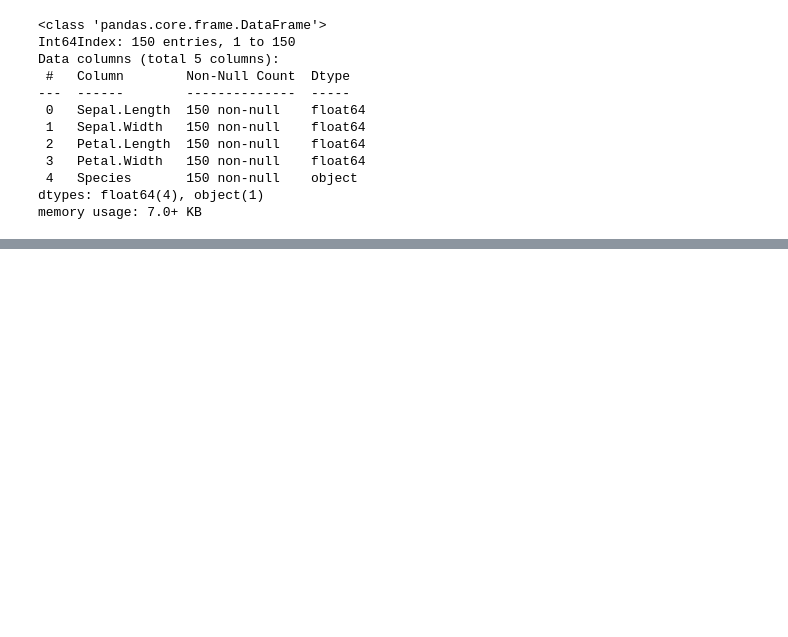
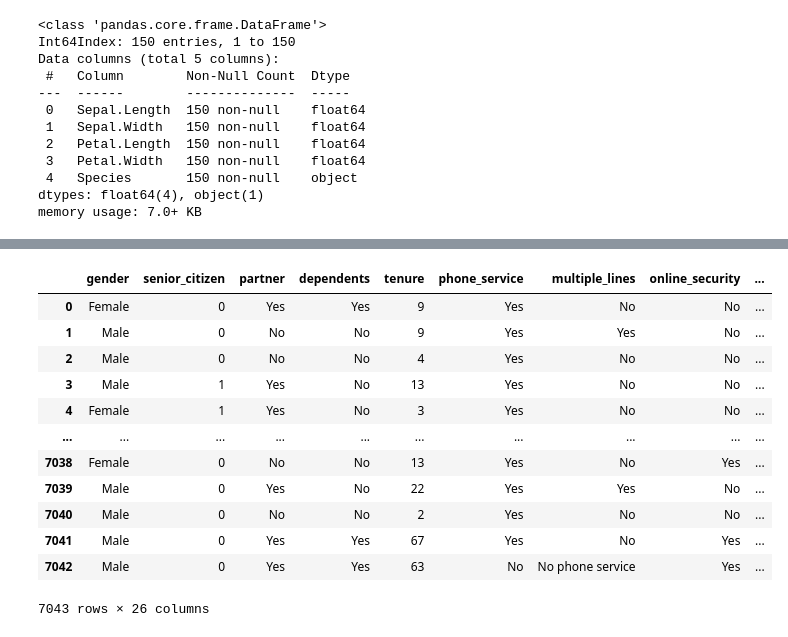
Before and after one commit to bradgauvin/classification-exercises, a Jupyter notebook: classification_exercises.ipynb, the cells around one changed output, grey strips where cells are left out. Drawn from its saved outputs; the diff is of its cells as text; code cells hidden in the pictures; blank space fills up the shorter version.

```diff
--- a/classification_exercises.ipynb
+++ b/classification_exercises.ipynb
@@ -374,0 +552,23 @@ dtype: object
+# %%
+def prep_telco():
+    telco=acquire.get_telco_data()
+    # Drop Duplicates
+    telco.drop(columns=['payment_type_id','internet_service_type_id','contract_type_id','customer_id'], inplace=True)
+    # Get rid of whitespace
+    telco.total_charges.replace(to_replace=[' ',''],value = np.nan,inplace=True)
+    telco = telco[telco.total_charges != '']
+    # Convert to float
+    telco['total_charges'] = telco.total_charges.astype(float)
+
+    # adding categorical variables to numeric
+    telco['gender_binary'] = telco.gender.map({'Female':1, 'Male': 0})
+    telco['partner_binary'] = telco.partner.map({'Yes':1,'No': 0})
+    telco['dependents_binary'] = telco.dependents.map({'Yes':1, 'No':0})
+    telco['phone_service_binary'] = telco.phone_service.map({'Yes':1, 'No':0})
+    telco['paperless_billing_encoded'] = telco.paperless_billing.map({'Yes': 1, 'No': 0})
+    telco['churn_encoded'] = telco.churn.map({'Yes': 1, 'No': 0})
+
+    return telco
+# %%
+prep_telco()
+# %% [output]
@@ -374,0 +576,13 @@ dtype: object
+|  | gender | senior_citizen | partner | dependents | tenure | phone_service | multiple_lines | online_security | ... |
+| 0 | Female | 0 | Yes | Yes | 9 | Yes | No | No | ... |
+| 1 | Male | 0 | No | No | 9 | Yes | Yes | No | ... |
+| 2 | Male | 0 | No | No | 4 | Yes | No | No | ... |
+| 3 | Male | 1 | Yes | No | 13 | Yes | No | No | ... |
+| 4 | Female | 1 | Yes | No | 3 | Yes | No | No | ... |
+| ... | ... | ... | ... | ... | ... | ... | ... | ... | ... |
+| 7038 | Female | 0 | No | No | 13 | Yes | No | Yes | ... |
+| 7039 | Male | 0 | Yes | No | 22 | Yes | Yes | No | ... |
+| 7040 | Male | 0 | No | No | 2 | Yes | No | No | ... |
+| 7041 | Male | 0 | Yes | Yes | 67 | Yes | No | Yes | ... |
+| 7042 | Male | 0 | Yes | Yes | 63 | No | No phone service | Yes | ... |
+7043 rows × 26 columns
```
Also changed, not shown: parts of 61 cells of this notebook.
